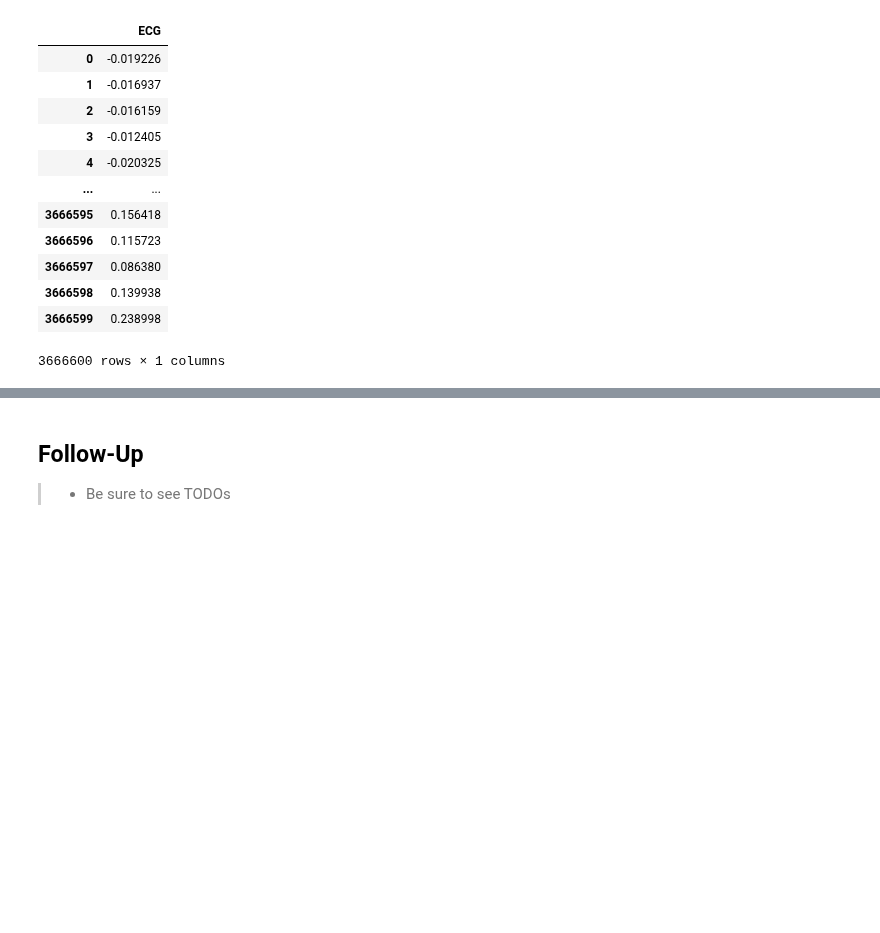
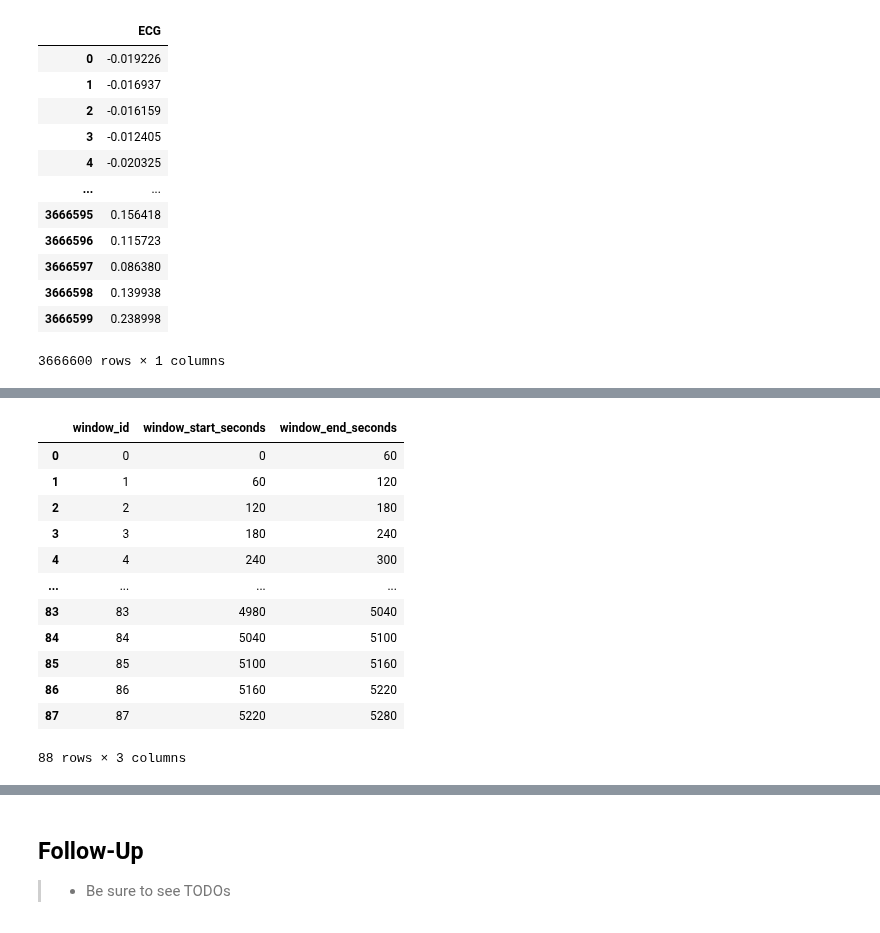
Before and after one commit to invisible-illness-project/lamina, a Jupyter notebook: notebook_experiments/ans_basics_via_wesad/ecg_to_hr-neurokit.ipynb, the cells around one changed output, grey strips where cells are left out. Saved outputs shown, nothing was run; the diff lists cells and outputs as text; code cells hidden in the pictures; blank space fills up the shorter version.

```diff
--- a/notebook_experiments/ans_basics_via_wesad/ecg_to_hr-neurokit.ipynb
+++ b/notebook_experiments/ans_basics_via_wesad/ecg_to_hr-neurokit.ipynb
@@ -196,0 +222,19 @@ segments_df
+# %%
+
+def get_segments_by_duration(df, window_size_sec: int):
+    # Work on a copy to avoid chained assignment issues
+    out = df.copy()
+
+    # window_id from numeric seconds
+    out['window_id'] = (out['Seconds'] // window_size_sec).astype(int)
+
+    # window start/end in seconds (numeric)
+    out['window_start_seconds'] = out['window_id'] * window_size_sec
+    out['window_end_seconds']   = out['window_start_seconds'] + window_size_sec
+
+    # Per-window sample counts (sanity check)
+    samples_per_window = out.groupby('window_id').size()
+
+    return out, samples_per_window
+
+segments_df, segments_groupby_df = get_segments_by_duration(ecg_df, 60)
@@ -196,0 +273,18 @@ segments_df
+# %%
+windows_df = segments_df[['window_id', 'window_start_seconds', 'window_end_seconds']].drop_duplicates()
+windows_df = windows_df.sort_values('window_id').reset_index(drop=True)
+windows_df
+# %% [output]
+|  | window_id | window_start_seconds | window_end_seconds |
+| 0 | 0 | 0 | 60 |
+| 1 | 1 | 60 | 120 |
+| 2 | 2 | 120 | 180 |
+| 3 | 3 | 180 | 240 |
+| 4 | 4 | 240 | 300 |
+| ... | ... | ... | ... |
+| 83 | 83 | 4980 | 5040 |
+| 84 | 84 | 5040 | 5100 |
+| 85 | 85 | 5100 | 5160 |
+| 86 | 86 | 5160 | 5220 |
+| 87 | 87 | 5220 | 5280 |
+88 rows × 3 columns
```
Also changed, not shown: parts of 26 cells of this notebook.
